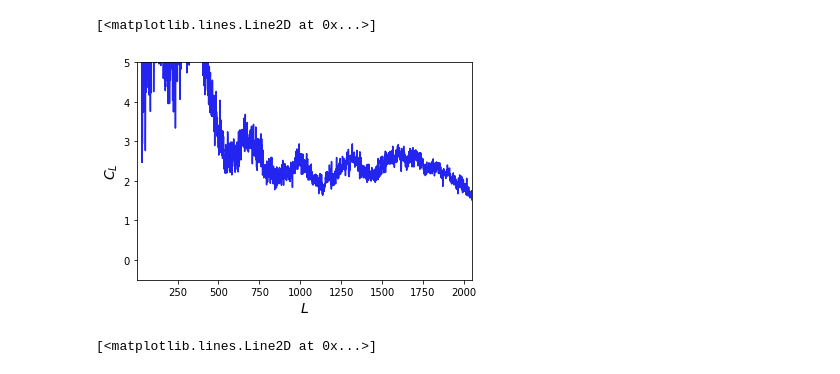
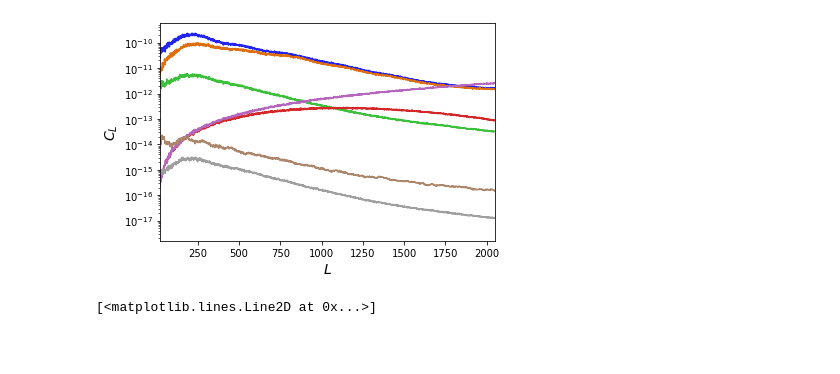
Before and after one commit to toshiyan/planck-ilens, a Jupyter notebook: test_aps.ipynb, the cells around one changed output. Saved outputs shown, nothing was run; the diff lists cells and outputs as text; code cells hidden in the pictures; blank space fills up the shorter version.

```diff
--- a/test_aps.ipynb
+++ b/test_aps.ipynb
@@ -29,7 +41,6 @@ talm = cs.utils.hp_map2alm(2048,lmax,lmax,tmap)
 # %%
-Talm = cs.utils.hp_map2alm(2048,lmax,lmax,Tmap)
-Nalm = cs.utils.hp_map2alm(2048,lmax,lmax,Nmap)
+Talm = cs.utils.hp_map2alm(2048,lmax,lmax,Tmap) * ibl[:,None]
+Nalm = cs.utils.hp_map2alm(2048,lmax,lmax,Nmap) * ibl[:,None]
 # %%
 cl = cs.utils.alm2cl(lmax,talm)
-Sl = cs.utils.alm2cl(lmax,Talm)
-Nl = cs.utils.alm2cl(lmax,Nalm)
+Cl = cs.utils.alm2cl(lmax,Talm+Nalm)
@@ -37,0 +47,16 @@ ibl = np.exp(l*(l+1.)*(5.*ac2rad)**2/8./np.log(2.))
+# %%
+fgfiles = aobj.fgmap
+clfg = {}
+Tlmfg = 0.
+lmax = 2048
+for key in fgfiles.keys():
+#for key in ['thermaldust','strongps','strongradiops','freefree','stronguchii','synchrotron']:
+    print(key)
+    Tfg = W * hp.ud_grade(hp.fitsfunc.read_map(fgfiles[key],field=0),2048) / 2.726
+    #Tfg = W * (Tfg0-np.mean(Tfg))
+    #Qfg = hp.fitsfunc.read_map(fgfiles[key],field=1)
+    #Ufg = hp.fitsfunc.read_map(fgfiles[key],field=2)
+    nside = hp.get_nside(Tfg)
+    Tlm = cs.utils.hp_map2alm(nside,lmax,lmax,Tfg)
+    Tlmfg += Tlm
+    clfg[key] = cs.utils.alm2cl(lmax,Tlm)
@@ -37,0 +81,9 @@ ibl = np.exp(l*(l+1.)*(5.*ac2rad)**2/8./np.log(2.))
+# %%
+pl.plot_1dstyle(xmin=2,xmax=2048)
+#plot(cl)
+s = l**2/2/np.pi*2.72e6**2
+plot(l,s*(cl-Cl))
+for key in ['thermaldust','strongps','strongradiops','freefree','stronguchii','synchrotron']:
+    plot(l,s*(cl-clfg[key]-Cl))
+plot(l,s*(cl-Cltot),color='k')
+axhline(0,ls='--')
@@ -38,13 +93,14 @@ ibl = np.exp(l*(l+1.)*(5.*ac2rad)**2/8./np.log(2.))
 # %%
-pl.plot_1dstyle(ymin=-.5,ymax=5.)
+pl.plot_1dstyle(ylog=True)
 s = l*(l+1.)/2./np.pi
-pl.plot_1dstyle(xmin=2,xmax=2048)
-plot(l,(cl/(Sl+Nl)-1.))
+plot(l,s*cl)
+plot(l,s*Cl)
+for key in ['thermaldust','strongps','strongradiops','freefree','stronguchii','synchrotron']:
+    plot(l,s*(clfg[key]))
 #axhline(1,color='k')
 #plot(l,(Sl+Nl))
 # %% [output]
-[<matplotlib.lines.Line2D at 0x...>]
-[figure, old version]
+[figure, new version]
 # %%
 qmap = tools_cmb.reduc_map(aobj.dtype,aobj.fimap['s'][0],field=1)
 umap = tools_cmb.reduc_map(aobj.dtype,aobj.fimap['s'][0],field=2)
```
Also changed, not shown: parts of 11 cells of this notebook, 3 other files.
